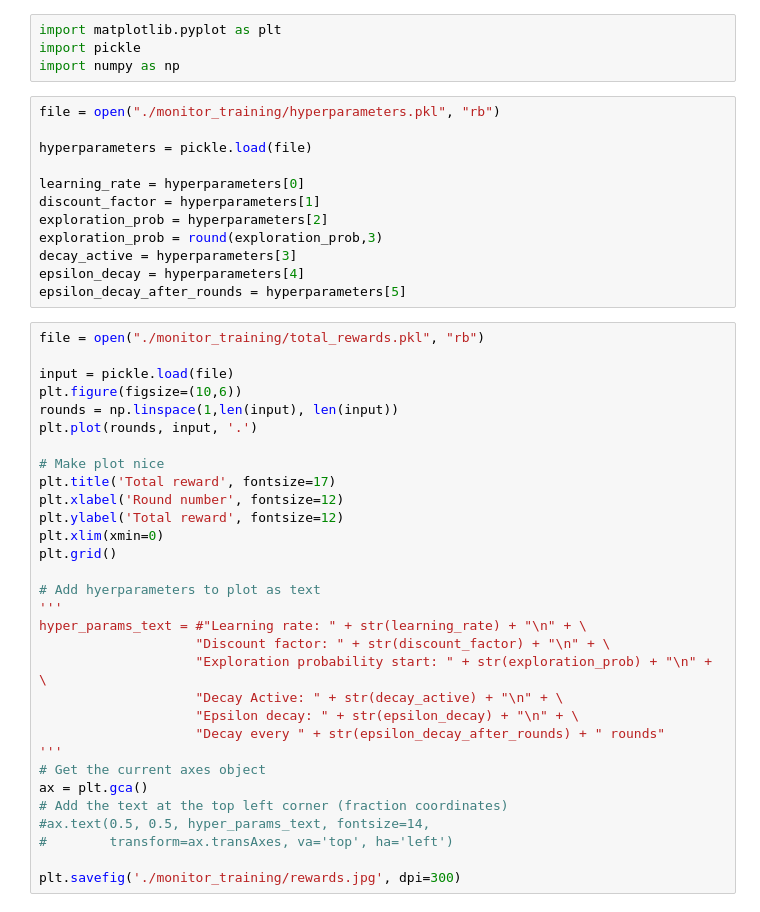
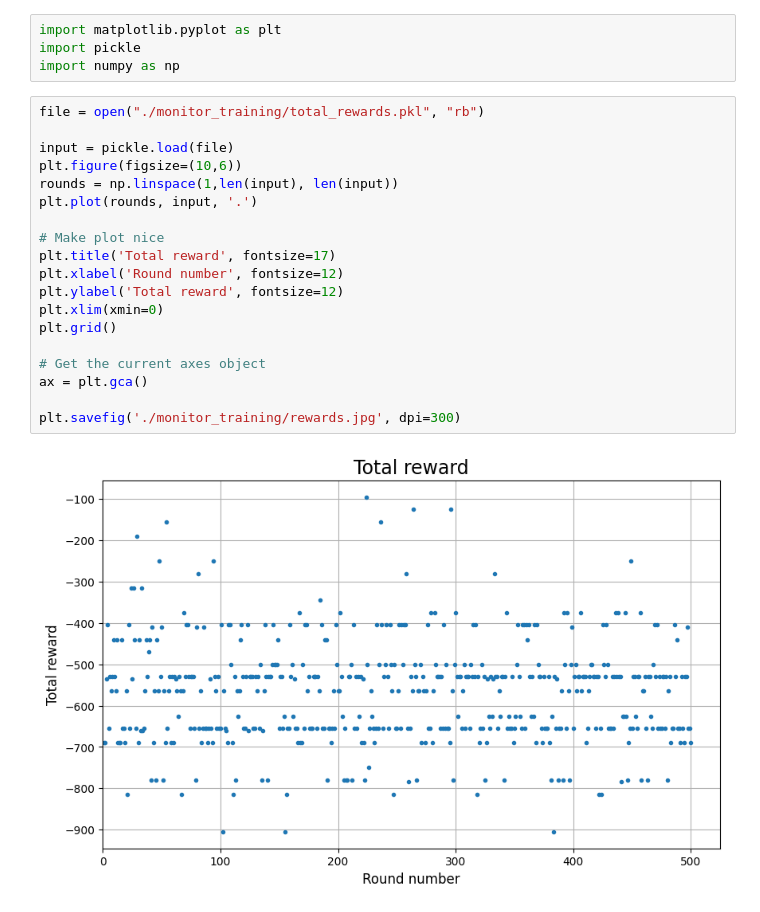
Before and after one commit to MrWhatZitToYaa/MLE, a Jupyter notebook: agent_code/neural_agent_DQN_1/plots.ipynb, the cells around one changed output. Saved outputs shown, nothing was run; the diff lists cells and outputs as text.

```diff
--- a/agent_code/neural_agent_DQN_1/plots.ipynb
+++ b/agent_code/neural_agent_DQN_1/plots.ipynb
@@ -2,49 +2,27 @@
 import matplotlib.pyplot as plt
 import pickle
 import numpy as np
-# %%
-file = open("./monitor_training/hyperparameters.pkl", "rb")
-
-hyperparameters = pickle.load(file)
-
-learning_rate = hyperparameters[0]
-discount_factor = hyperparameters[1]
-exploration_prob = hyperparameters[2]
-exploration_prob = round(exploration_prob,3)
-decay_active = hyperparameters[3]
-epsilon_decay = hyperparameters[4]
-epsilon_decay_after_rounds = hyperparameters[5]
 # %%
 file = open("./monitor_training/total_rewards.pkl", "rb")
 
 input = pickle.load(file)
 plt.figure(figsize=(10,6))
 rounds = np.linspace(1,len(input), len(input))
 plt.plot(rounds, input, '.')
 
 # Make plot nice
 plt.title('Total reward', fontsize=17)
 plt.xlabel('Round number', fontsize=12)
 plt.ylabel('Total reward', fontsize=12)
 plt.xlim(xmin=0)
 plt.grid()
 
-# Add hyerparameters to plot as text
-'''
-hyper_params_text = #"Learning rate: " + str(learning_rate) + "\n" + \
-					"Discount factor: " + str(discount_factor) + "\n" + \
-					"Exploration probability start: " + str(exploration_prob) + "\n" + \
-					"Decay Active: " + str(decay_active) + "\n" + \
-					"Epsilon decay: " + str(epsilon_decay) + "\n" + \
-					"Decay every " + str(epsilon_decay_after_rounds) + " rounds"
-'''
 # Get the current axes object
 ax = plt.gca()
-# Add the text at the top left corner (fraction coordinates)
-#ax.text(0.5, 0.5, hyper_params_text, fontsize=14,
-#        transform=ax.transAxes, va='top', ha='left')
 
 plt.savefig('./monitor_training/rewards.jpg', dpi=300)
+# %% [output]
+[figure, added]
 # %%
 file = open("./monitor_training/performanceEvaluation.pkl", "rb")
 
```
Also changed, not shown: parts of 4 cells of this notebook, 18 other files.
